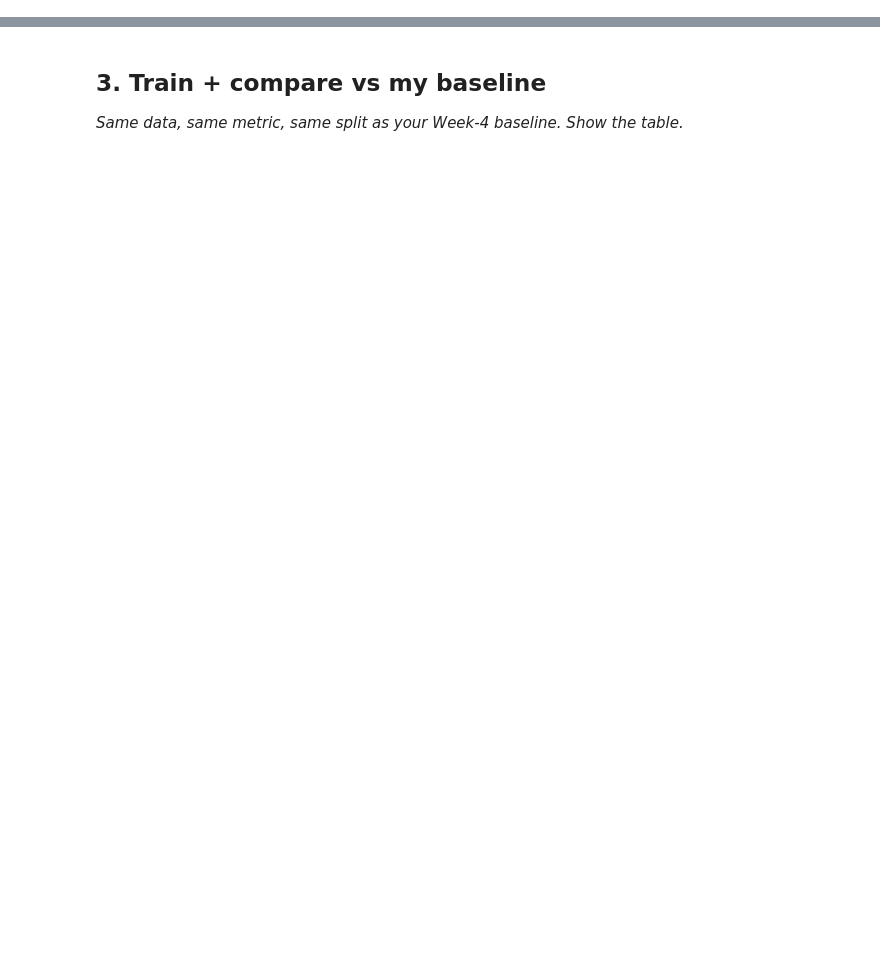
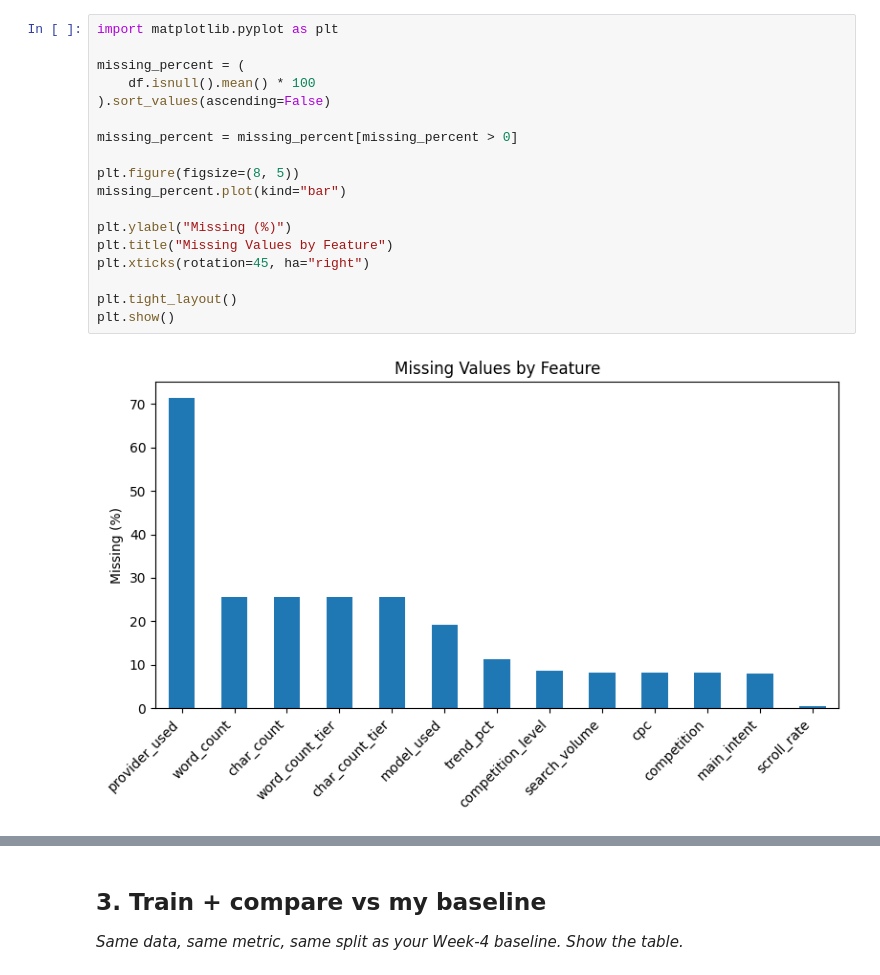
Before and after one commit to boddulavinaykumar6-stack/Flyrank-ML-Internship, a Jupyter notebook: work/notebooks/w05_model.ipynb, the cells around one changed output, grey strips where cells are left out. Saved outputs shown, nothing was run; the diff lists cells and outputs as text; blank space fills up the shorter version.

```diff
--- a/work/notebooks/w05_model.ipynb
+++ b/work/notebooks/w05_model.ipynb
@@ -22,0 +239,20 @@ This skeleton is yours to fill. Work the sections **in order** — each one has
+# %%
+import matplotlib.pyplot as plt
+
+missing_percent = (
+    df.isnull().mean() * 100
+).sort_values(ascending=False)
+
+missing_percent = missing_percent[missing_percent > 0]
+
+plt.figure(figsize=(8, 5))
+missing_percent.plot(kind="bar")
+
+plt.ylabel("Missing (%)")
+plt.title("Missing Values by Feature")
+plt.xticks(rotation=45, ha="right")
+
+plt.tight_layout()
+plt.show()
+# %% [output]
+[figure, added]
```
Also changed, not shown: parts of 61 cells of this notebook.
